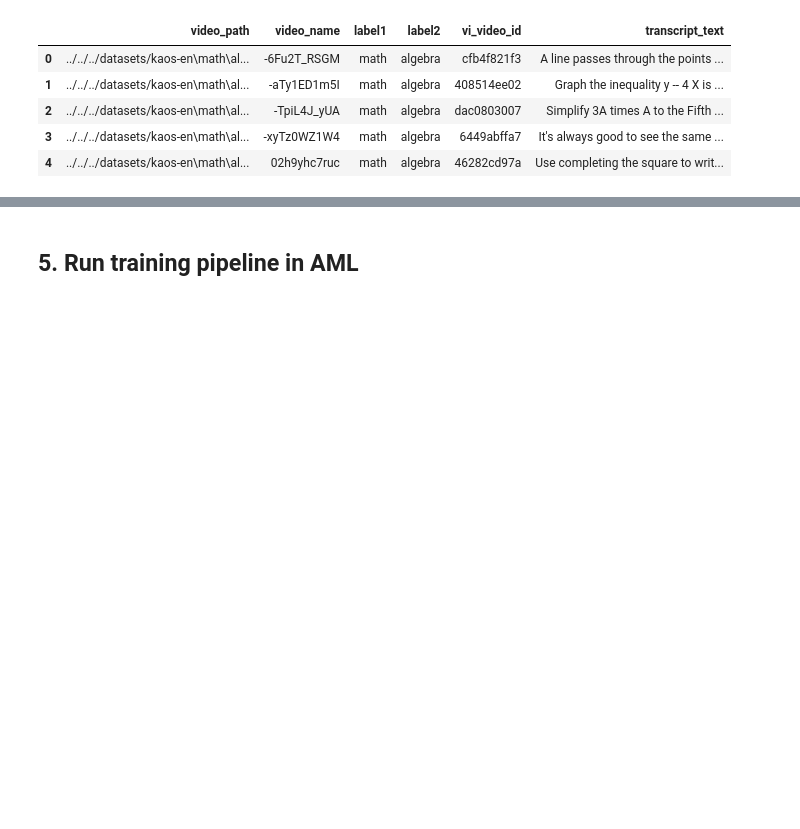
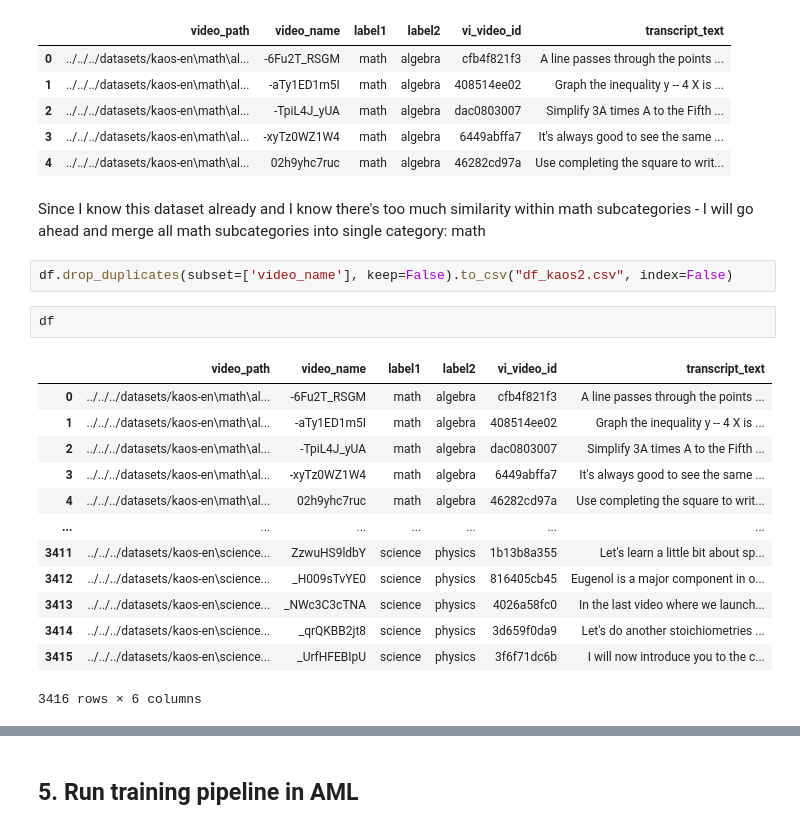
Before and after one commit to karolzak/media-services-video-indexer, a Jupyter notebook: VideoTranscriptClassification/notebooks/Transcripts classification.ipynb, the cells around one changed output, grey strips where cells are left out. Cells and saved outputs as stored; diff of their text form; blank space fills up the shorter version.

```diff
--- a/VideoTranscriptClassification/notebooks/Transcripts classification.ipynb
+++ b/VideoTranscriptClassification/notebooks/Transcripts classification.ipynb
@@ -282,6 +284,26 @@ df.head(5)
 | 2 | ../../../datasets/kaos-en\math\al... | -TpiL4J_yUA | math | algebra | dac0803007 | Simplify 3A times A to the Fifth ... |
 | 3 | ../../../datasets/kaos-en\math\al... | -xyTz0WZ1W4 | math | algebra | 6449abffa7 | It's always good to see the same ... |
 | 4 | ../../../datasets/kaos-en\math\al... | 02h9yhc7ruc | math | algebra | 46282cd97a | Use completing the square to writ... |
+# %% [markdown]
+Since I know this dataset already and I know there's too much similarity within math subcategories - I will go ahead and merge all math subcategories into single category: math
+# %%
+df.drop_duplicates(subset=['video_name'], keep=False).to_csv("df_kaos2.csv", index=False)
+# %%
+df
+# %% [output]
+|  | video_path | video_name | label1 | label2 | vi_video_id | transcript_text |
+| 0 | ../../../datasets/kaos-en\math\al... | -6Fu2T_RSGM | math | algebra | cfb4f821f3 | A line passes through the points ... |
+| 1 | ../../../datasets/kaos-en\math\al... | -aTy1ED1m5I | math | algebra | 408514ee02 | Graph the inequality y -- 4 X is ... |
+| 2 | ../../../datasets/kaos-en\math\al... | -TpiL4J_yUA | math | algebra | dac0803007 | Simplify 3A times A to the Fifth ... |
+| 3 | ../../../datasets/kaos-en\math\al... | -xyTz0WZ1W4 | math | algebra | 6449abffa7 | It's always good to see the same ... |
+| 4 | ../../../datasets/kaos-en\math\al... | 02h9yhc7ruc | math | algebra | 46282cd97a | Use completing the square to writ... |
+| ... | ... | ... | ... | ... | ... | ... |
+| 3411 | ../../../datasets/kaos-en\science... | ZzwuHS9ldbY | science | physics | 1b13b8a355 | Let's learn a little bit about sp... |
+| 3412 | ../../../datasets/kaos-en\science... | _H009sTvYE0 | science | physics | 816405cb45 | Eugenol is a major component in o... |
+| 3413 | ../../../datasets/kaos-en\science... | _NWc3C3cTNA | science | physics | 4026a58fc0 | In the last video where we launch... |
+| 3414 | ../../../datasets/kaos-en\science... | _qrQKBB2jt8 | science | physics | 3d659f0da9 | Let's do another stoichiometries ... |
+| 3415 | ../../../datasets/kaos-en\science... | _UrfHFEBIpU | science | physics | 3f6f71dc6b | I will now introduce you to the c... |
+3416 rows × 6 columns
 # %%
 from azureml.core import Workspace, Dataset
 
```
Also changed, not shown: parts of 5 cells of this notebook, 8 other files.
